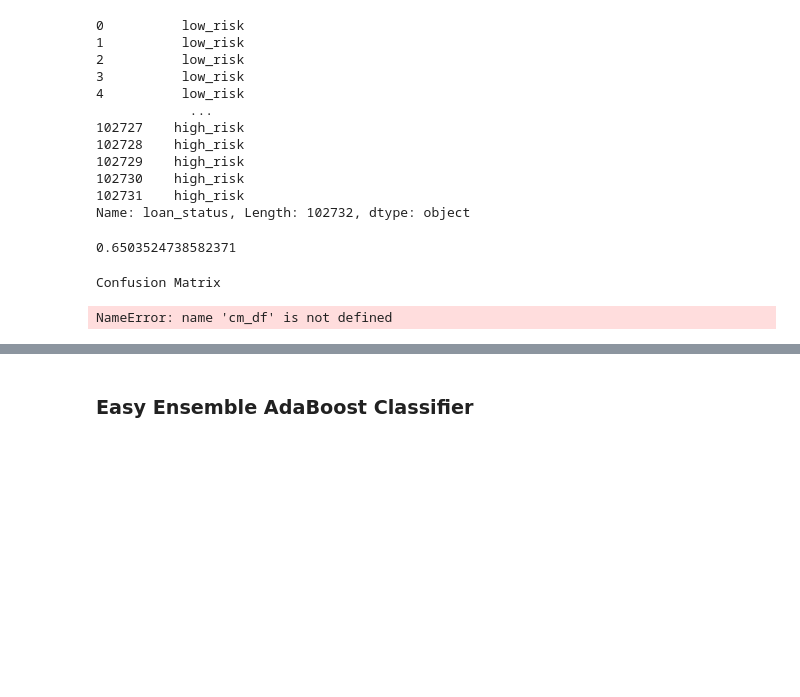
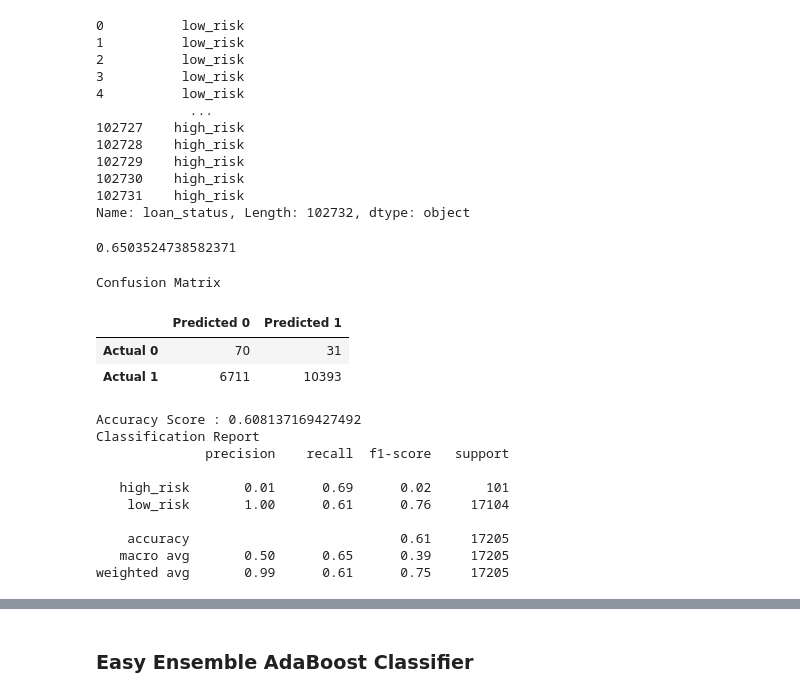
Before and after one commit to juan-mpn/CreditRisk, a Jupyter notebook: Notebook/credit_risk_ensemble-Challenge.ipynb, the cells around one changed output, grey strips where cells are left out. Drawn from its saved outputs; the diff is of its cells as text; code cells hidden in the pictures; blank space fills up the shorter version.

```diff
--- a/Notebook/credit_risk_ensemble-Challenge.ipynb
+++ b/Notebook/credit_risk_ensemble-Challenge.ipynb
@@ -221,16 +189,31 @@ balanced_accuracy_score(y_test, y_pred)
 # %%
 # Calculating the confusion matrix.
 # Create a DataFrame from the confusion matrix.
 # Displaying results
+# Create a DataFrame from the confusion matrix.
+cm_df = pd.DataFrame(
+    cm, index=["Actual 0", "Actual 1"], columns=["Predicted 0", "Predicted 1"])
 
 print("Confusion Matrix")
 display(cm_df)
 print(f"Accuracy Score : {acc_score}")
 print("Classification Report")
 print(classification_report(y_test, y_pred))
 # %% [output]
 Confusion Matrix
+|  | Predicted 0 | Predicted 1 |
+| Actual 0 | 70 | 31 |
+| Actual 1 | 6711 | 10393 |
-NameError: name 'cm_df' is not defined
+Accuracy Score : 0.608137169427492
+Classification Report
+              precision    recall  f1-score   support
+
+   high_risk       0.01      0.69      0.02       101
+    low_risk       1.00      0.61      0.76     17104
+
+    accuracy                           0.61     17205
+   macro avg       0.50      0.65      0.39     17205
+weighted avg       0.99      0.61      0.75     17205
 # %%
 # Print the imbalanced classification report
 print(classification_report_imbalanced(y_test, y_pred))
```
Also changed, not shown: parts of 8 cells of this notebook, 1 other file.
